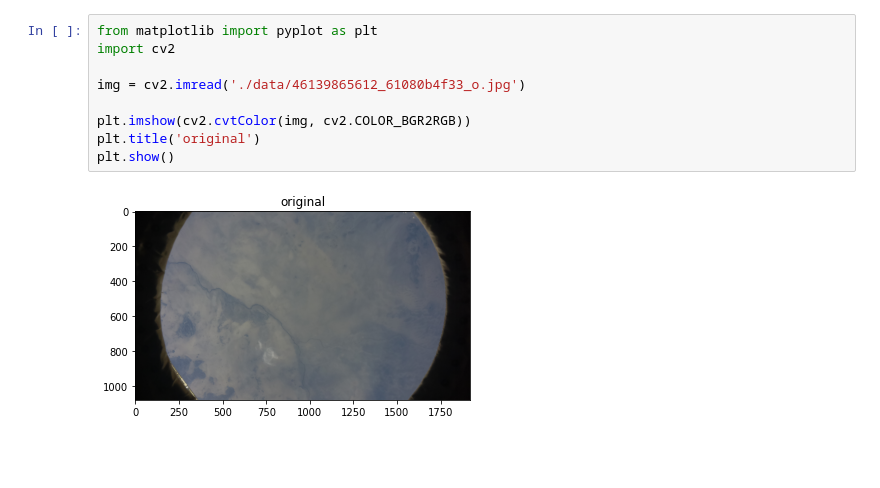
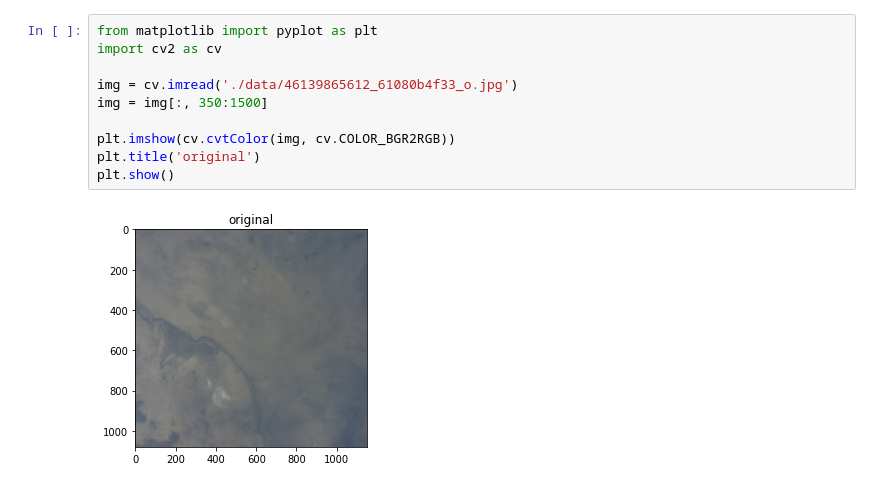
Before and after one commit to CHIP-AstroPi/src, a Jupyter notebook: rivers/rivers_detection.ipynb, the cells around one changed output. Drawn from its saved outputs; the diff is of its cells as text; blank space fills up the shorter version.

```diff
--- a/rivers/rivers_detection.ipynb
+++ b/rivers/rivers_detection.ipynb
@@ -1,11 +1,12 @@
 # %%
 from matplotlib import pyplot as plt
-import cv2
+import cv2 as cv
 
-img = cv2.imread('./data/46139865612_61080b4f33_o.jpg')
+img = cv.imread('./data/46139865612_61080b4f33_o.jpg')
+img = img[:, 350:1500]
 
-plt.imshow(cv2.cvtColor(img, cv2.COLOR_BGR2RGB))
+plt.imshow(cv.cvtColor(img, cv.COLOR_BGR2RGB))
 plt.title('original')
 plt.show()
 # %% [output]
-[figure, old version]
+[figure, new version]
```
Also changed, not shown: parts of 1 cell of this notebook.
